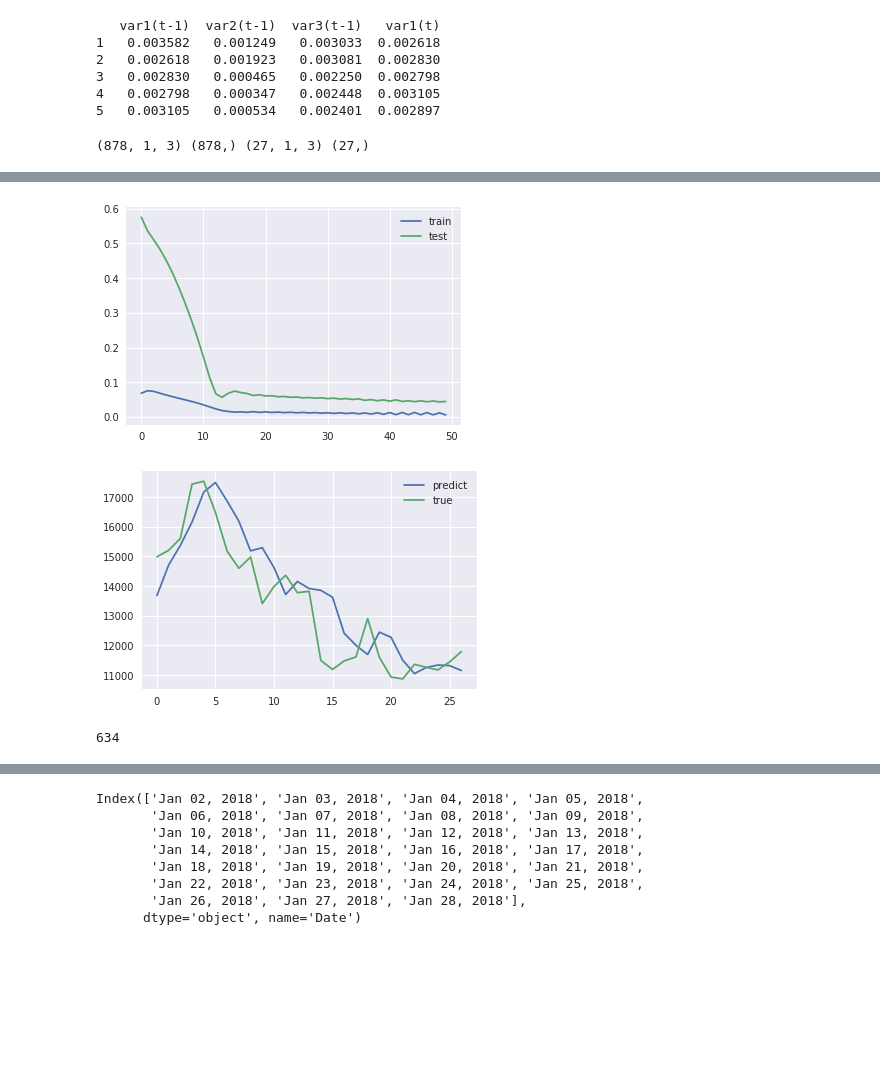
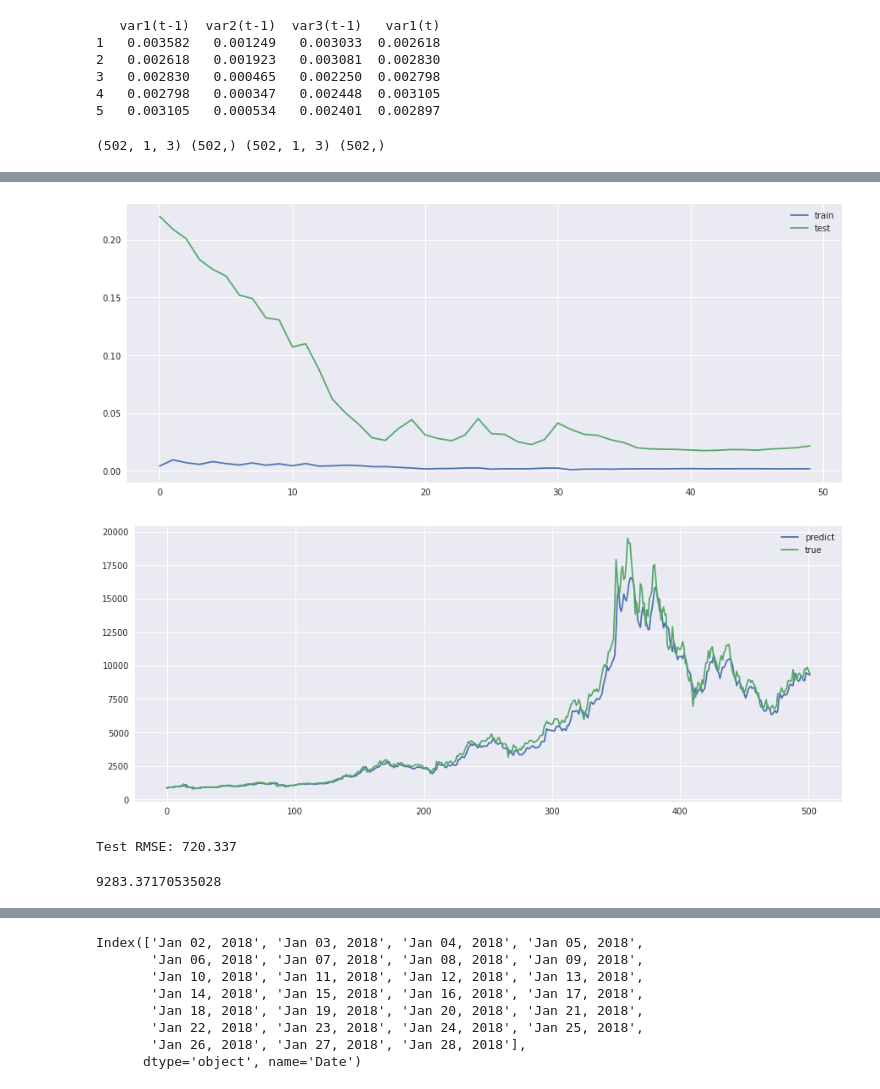
Before and after one commit to TrungAnh1812/essay, a Jupyter notebook: Untitled.ipynb, the cells around one changed output, grey strips where cells are left out. Saved outputs shown, nothing was run; the diff lists cells and outputs as text; code cells hidden in the pictures; blank space fills up the shorter version.

```diff
--- a/Untitled.ipynb
+++ b/Untitled.ipynb
@@ -27,9 +27,9 @@ from statsmodels.tsa.arima_model import ARIMA
 # %% [output]
 Using TensorFlow backend.
 # %%
-data = pd.read_csv('price_data.csv', index_col="Date")
+data = pd.read_csv('price_data_1.csv', index_col="Date")
 
-data.head()
+data.tail()
 # %% [output]
 |  | Close | Volume | Market Cap | Oil | Gold | ETH | Ripple | Bitcoin Cash | Litecoin | NEO | ... |
 | Date |  |  |  |  |  |  |  |  |  |  | ... |
@@ -156,7 +125,7 @@ print(reframed.head())
 # %%
 # split into train and test sets
 values = reframed.values
-n_train_hours = 878
+n_train_hours = int(len(values)*0.5)
 train = values[:n_train_hours, :]
 test = values[n_train_hours:, :]
 # split into input and outputs
@@ -167,7 +136,7 @@ train_X = train_X.reshape((train_X.shape[0], 1, train_X.shape[1]))
 test_X = test_X.reshape((test_X.shape[0], 1, test_X.shape[1]))
 print(train_X.shape, train_y.shape, test_X.shape, test_y.shape)
 # %% [output]
-(878, 1, 3) (878,) (27, 1, 3) (27,)
+(502, 1, 3) (502,) (502, 1, 3) (502,)
 # %%
 # design network
 model = Sequential()
@@ -175,7 +144,7 @@ model.add(LSTM(50, input_shape=(train_X.shape[1], train_X.shape[2])))
 model.add(Dense(1))
 model.compile(loss='mae', optimizer='adam')
 # fit network
-history = model.fit(train_X, train_y, epochs=50, batch_size=72, validation_data=(test_X, test_y), verbose=2, shuffle=False)
+history = model.fit(train_X, train_y, epochs=50, batch_size=10, validation_data=(test_X, test_y), verbose=2, shuffle=False)
 # plot history
 pyplot.plot(history.history['loss'], label='train')
 pyplot.plot(history.history['val_loss'], label='test')
@@ -202,4 +171,4 @@ Epoch 50/50
-[figure, old version]
+[figure, new version]
 # %%
 # make a prediction
 yhat = model.predict(test_X)
@@ -220,12 +189,16 @@ pyplot.plot(inv_y, label='true')
 pyplot.legend()
 pyplot.show()
 # %% [output]
-[figure, old version]
+[figure, new version]
 # %%
 # calculate RMSE
 rmse = sqrt(mean_squared_error(inv_y, inv_yhat))
 print('Test RMSE: %.3f' % rmse)
 # %% [output]
-634
+Test RMSE: 720.337
+# %%
+inv_yhat[501]
+# %% [output]
+9283.37170535028
 # %%
 # load dataset
```
Also changed, not shown: parts of 12 cells of this notebook, 1 other file.
